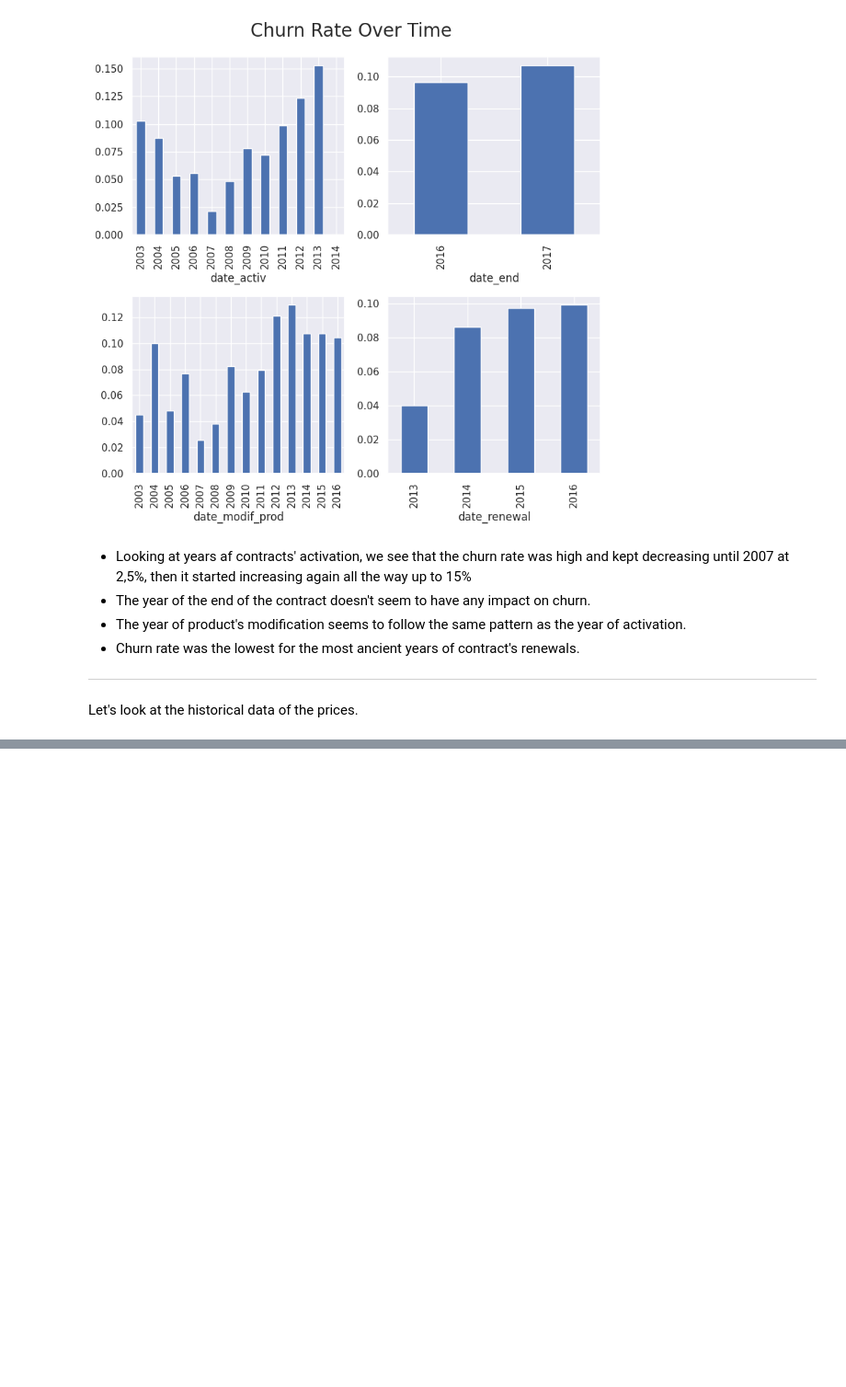
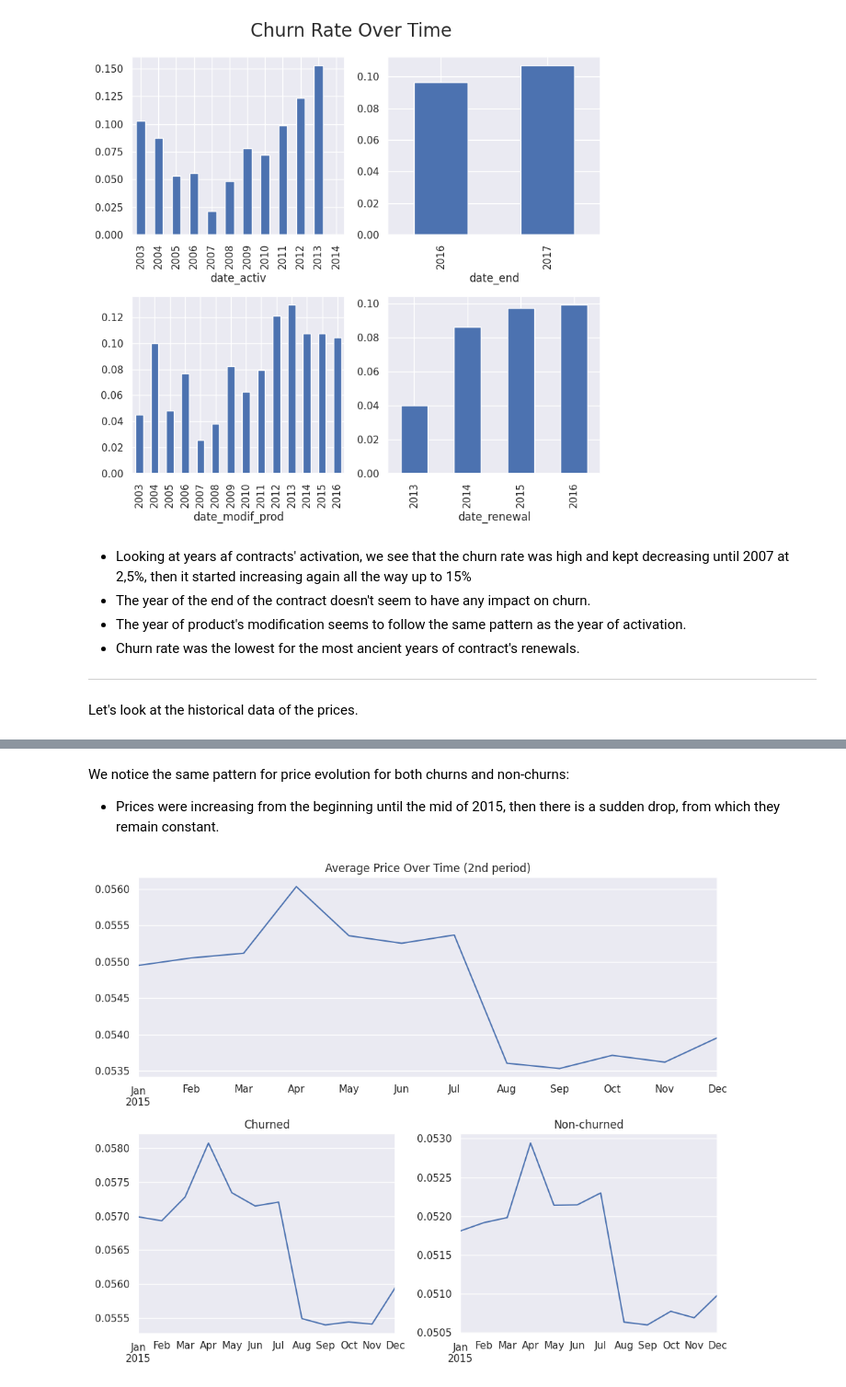
Before and after one commit to mnijadi/energy-company-customer-churn, a Jupyter notebook: notebooks/eda.ipynb, the cells around one changed output, grey strips where cells are left out. Shown at 92% size. Saved outputs shown, nothing was run; the diff lists cells and outputs as text; code cells hidden in the pictures; blank space fills up the shorter version.

```diff
--- a/notebooks/eda.ipynb
+++ b/notebooks/eda.ipynb
@@ -635,0 +673,7 @@ Let's look at the historical data of the prices.
+# %% [markdown]
+We notice the same pattern for price evolution for both churns and non-churns:
+- Prices were increasing from the beginning until the mid of 2015, then there is a sudden drop, from which they remain constant.
+# %%
+plot_price_over_time('price_peak_var', '2nd', 'price_2nd_period_over_time')
+# %% [output]
+[figure, added]
```
Also changed, not shown: parts of 10 cells of this notebook, 3 other files.
